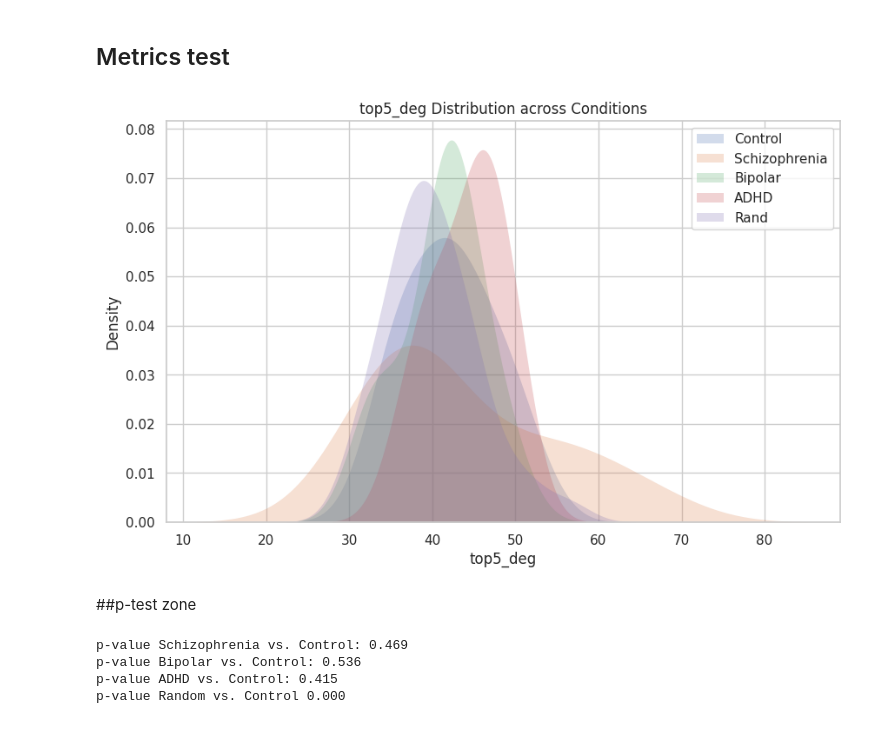
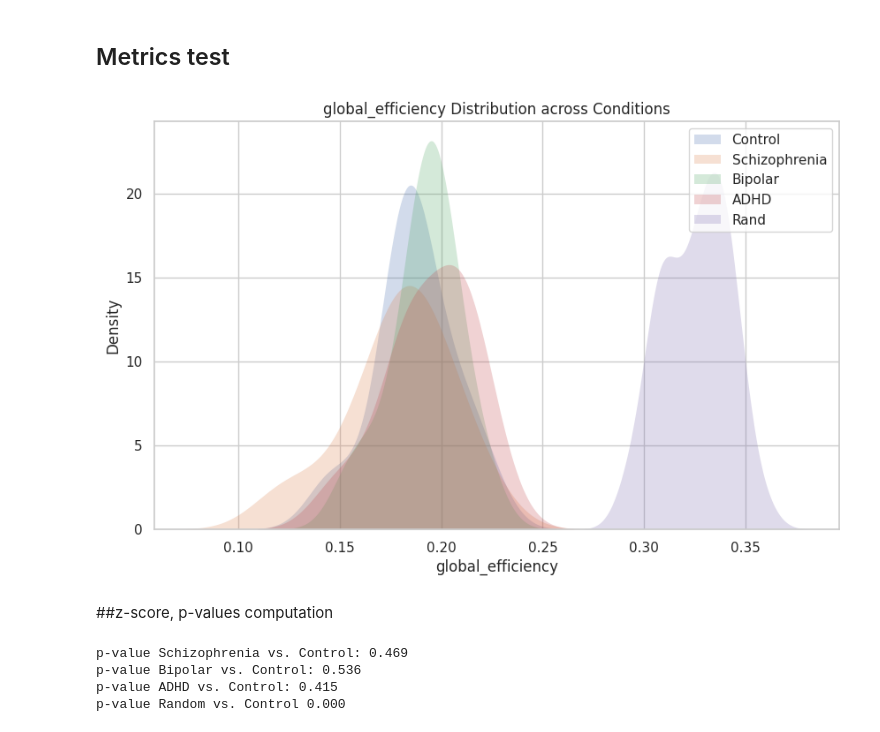
Before and after one commit to FrancescoMonaco/LFN_Project, a Jupyter notebook: LFN_Project.ipynb, the cells around one changed output. Saved outputs shown, nothing was run; the diff lists cells and outputs as text; code cells hidden in the pictures.

```diff
--- a/LFN_Project.ipynb
+++ b/LFN_Project.ipynb
@@ -540,45 +540,46 @@ for df, results in zip(dataframes, processed_data):
         df.at[row_name, 'network_cost'] = nc
 # %%
 #@title Probability distributions plotter
+feature = "global_efficiency" # @param ["global_efficiency", "closeness", "betweenness", "degree", "top5_deg", "top5_close", "top5_betw", "clustering", "degree"]
 # Set the style
 sns.set(style="whitegrid")
 
 # Plotting distributions with KDE and best-fit line
 plt.figure(figsize=(10, 6))
 
 # Control
-sns.kdeplot(control_data['top5_deg'], label='Control', fill=True, common_norm=True, cut = 3,
+sns.kdeplot(control_data[feature], label='Control', fill=True, common_norm=True, cut = 3,
     linewidth=0,)
 
 # Schizophrenia
-sns.kdeplot(schz_data['top5_deg'], label='Schizophrenia', fill=True, common_norm=True, cut = 3,
+sns.kdeplot(schz_data[feature], label='Schizophrenia', fill=True, common_norm=True, cut = 3,
     linewidth=0,)
 
 # Bipolar
-sns.kdeplot(bp_data['top5_deg'], label='Bipolar', fill=True, common_norm=True, cut = 3,
+sns.kdeplot(bp_data[feature], label='Bipolar', fill=True, common_norm=True, cut = 3,
     linewidth=0,)
 
 # ADHD
-sns.kdeplot(adhd_data['top5_deg'], label='ADHD', fill=True, common_norm=True, cut = 3,
+sns.kdeplot(adhd_data[feature], label='ADHD', fill=True, common_norm=True, cut = 3,
     linewidth=0,)
 
-sns.kdeplot(rand_grp['top5_deg'], label='Rand', fill=True, common_norm=True, cut = 3,
+sns.kdeplot(rand_grp[feature], label='Rand', fill=True, common_norm=True, cut = 3,
     linewidth=0,)
 
 # Adding labels and title
-plt.xlabel('top5_deg')
+plt.xlabel(feature)
 plt.ylabel('Density')
-plt.title('top5_deg Distribution across Conditions')
+plt.title(feature + ' Distribution across Conditions')
 
 # Adding legend
 plt.legend()
 
 # Show the plot
 plt.show()
 # %% [output]
-[figure, old version]
+[figure, new version]
-# %% [markdown]
-##p-test zone
+# %% [markdown]
+##z-score, p-values computation
 # %%
 from scipy.stats import ttest_ind, zscore
 
```
Also changed, not shown: parts of 2 cells of this notebook.
